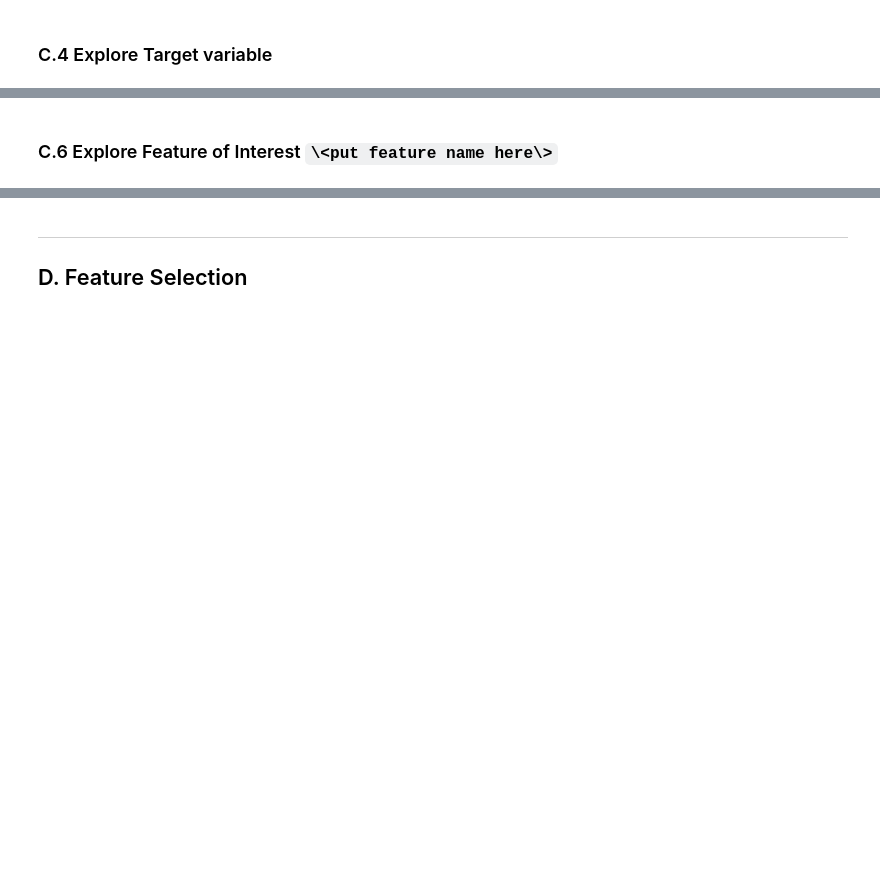
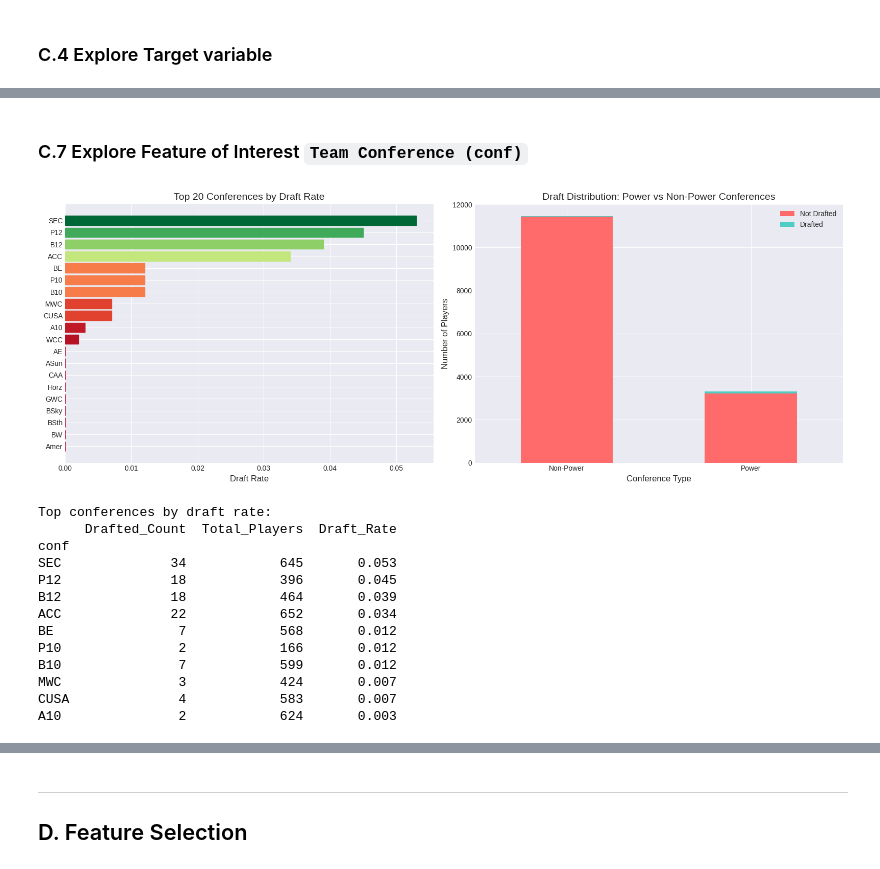
Before and after one commit to tooichitake/36120-AT1-Group5, a Jupyter notebook: 25605217/notebooks/36120-25SP-group5-25605217-AT1-experiment-2.ipynb, the cells around one changed output, grey strips where cells are left out. Saved outputs shown, nothing was run; the diff lists cells and outputs as text; code cells hidden in the pictures; blank space fills up the shorter version.

```diff
--- a/25605217/notebooks/36120-25SP-group5-25605217-AT1-experiment-2.ipynb
+++ b/25605217/notebooks/36120-25SP-group5-25605217-AT1-experiment-2.ipynb
@@ -126,2 +321,2 @@ print_tile(size="h3", key='feature_2_insights', value=feature_2_insights)
 # %% [markdown]
-### C.6 Explore Feature of Interest `\<put feature name here\>`
+### C.7 Explore Feature of Interest `Team Conference (conf)`
@@ -134,0 +323,28 @@ provide a detailed analysis on the selected feature, its distribution, limitatio
+# %%
+# <Student to fill this section>
+# Conference analysis with beautiful visualizations
+fig = visualization.plot_draft_rate_by_conference(train_df)
+plt.show()
+
+# Display conference statistics
+conf_stats = train_df.groupby('conf').agg({
+    'drafted': ['sum', 'count', 'mean']
+}).round(3)
+conf_stats.columns = ['Drafted_Count', 'Total_Players', 'Draft_Rate']
+print("\nTop conferences by draft rate:")
+print(conf_stats.sort_values('Draft_Rate', ascending=False).head(10))
+# %% [output]
+[figure, added]
+Top conferences by draft rate:
+      Drafted_Count  Total_Players  Draft_Rate
+conf
+SEC              34            645       0.053
+P12              18            396       0.045
+B12              18            464       0.039
+ACC              22            652       0.034
+BE                7            568       0.012
+P10               2            166       0.012
+B10               7            599       0.012
+MWC               3            424       0.007
+CUSA              4            583       0.007
+A10               2            624       0.003
```
Also changed, not shown: parts of 125 cells of this notebook, 4 other files.
